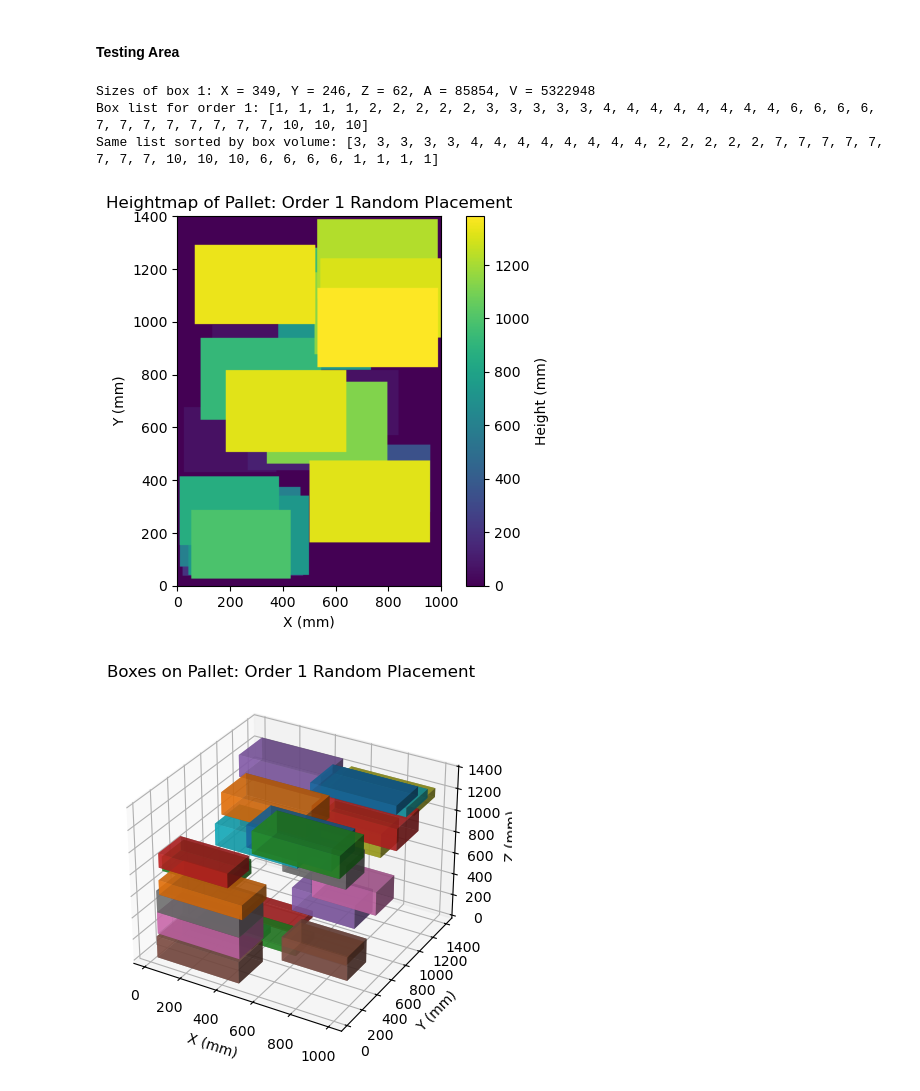
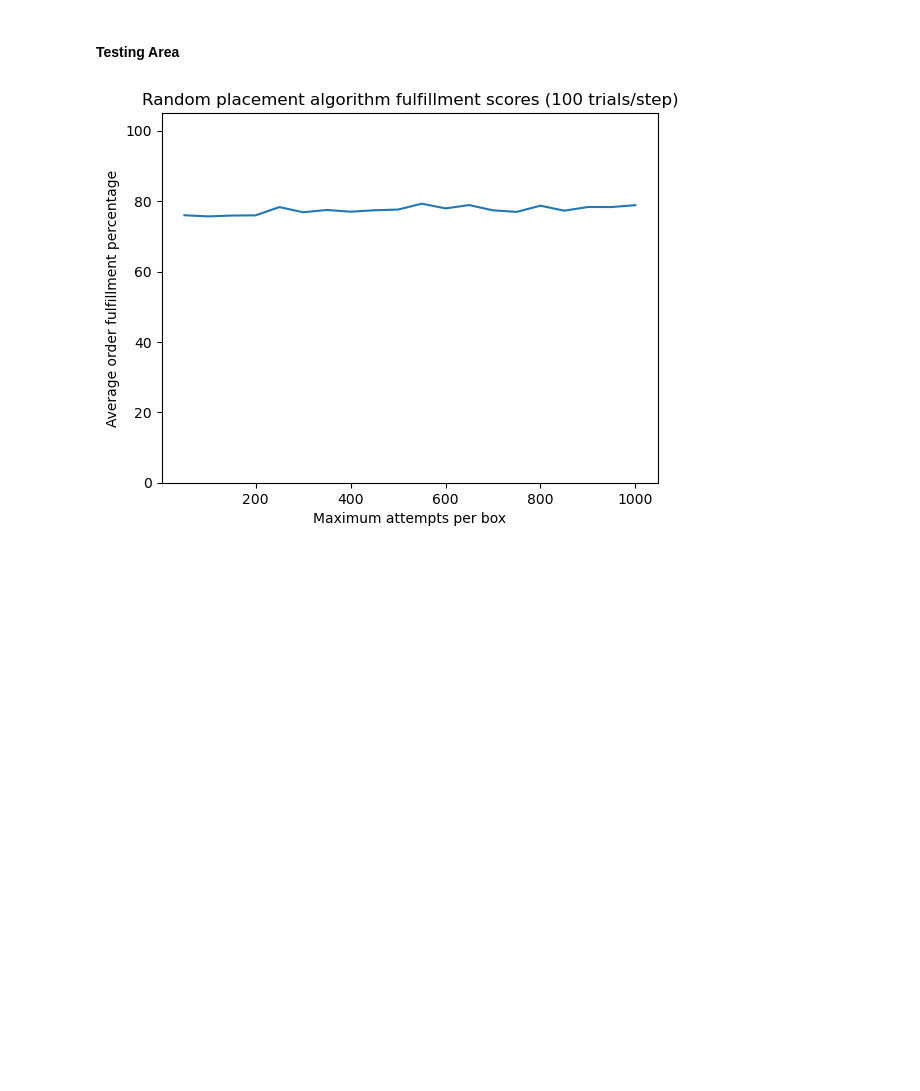
Before and after one commit to xXxCodeSlayerxXx/thesis, a Jupyter notebook: boxoptimizer.ipynb, the cells around one changed output. Drawn from its saved outputs; the diff is of its cells as text; code cells hidden in the pictures; blank space fills up the shorter version.

Commit message:
add random trials performance tester + fix typo in orders.csv

```diff
--- a/boxoptimizer.ipynb
+++ b/boxoptimizer.ipynb
@@ -206,28 +256,26 @@ def place_order_random(pallet, boxlist, max_attempts):
 # %%
 # boxid = 1
 # x, y, z, a, v = get_box_properties_from_id(boxid)
 # print(f"Sizes of box {boxid}: X = {x}, Y = {y}, Z = {z}, A = {a}, V = {v}")
 
 # orderid = 1
 # box_list = get_box_list_from_order(orderid)
 # criterion = "volume"
 # print(f"Box list for order {orderid}: {box_list}")
 # print(f"Same list sorted by box {criterion}: {sort_order_by_size(box_list)}")
 
 # first = Pallet()
 # place_boxes_random(first, num_boxes=100, box_size_range=(100, 400))
 # first.visualize_heightmap("Random")
 # first.visualize_boxes("Random")
 
-second = Pallet()
-orderid = 1
-box_list = get_box_list_from_order(orderid)
-place_order_random(second, box_list, max_attempts=100)
-second.visualize_heightmap(f"Order {orderid} Random Placement")
-second.visualize_boxes(f"Order {orderid} Random Placement")
+# second = Pallet()
+# orderid = 1
+# box_list = get_box_list_from_order(orderid)
+# place_order_random(second, box_list, max_attempts=100)
+# second.visualize_heightmap(f"Order {orderid} Random Placement")
+# second.visualize_boxes(f"Order {orderid} Random Placement")
+
+plot_random_performance(100, 1000, 50)
 # %% [output]
-Sizes of box 1: X = 349, Y = 246, Z = 62, A = 85854, V = 5322948
-Box list for order 1: [1, 1, 1, 1, 2, 2, 2, 2, 2, 3, 3, 3, 3, 3, 4, 4, 4, 4, 4, 4, 4, 4, 6, 6, 6, 6, 7, 7, 7, 7, 7, 7, 7, 7, 10, 10, 10]
-Same list sorted by box volume: [3, 3, 3, 3, 3, 4, 4, 4, 4, 4, 4, 4, 4, 2, 2, 2, 2, 2, 7, 7, 7, 7, 7, 7, 7, 7, 10, 10, 10, 6, 6, 6, 6, 1, 1, 1, 1]
-[figure, old version]
+[figure, new version]
-[figure, removed]
```
Also changed, not shown: parts of 3 cells of this notebook, 1 other file.
